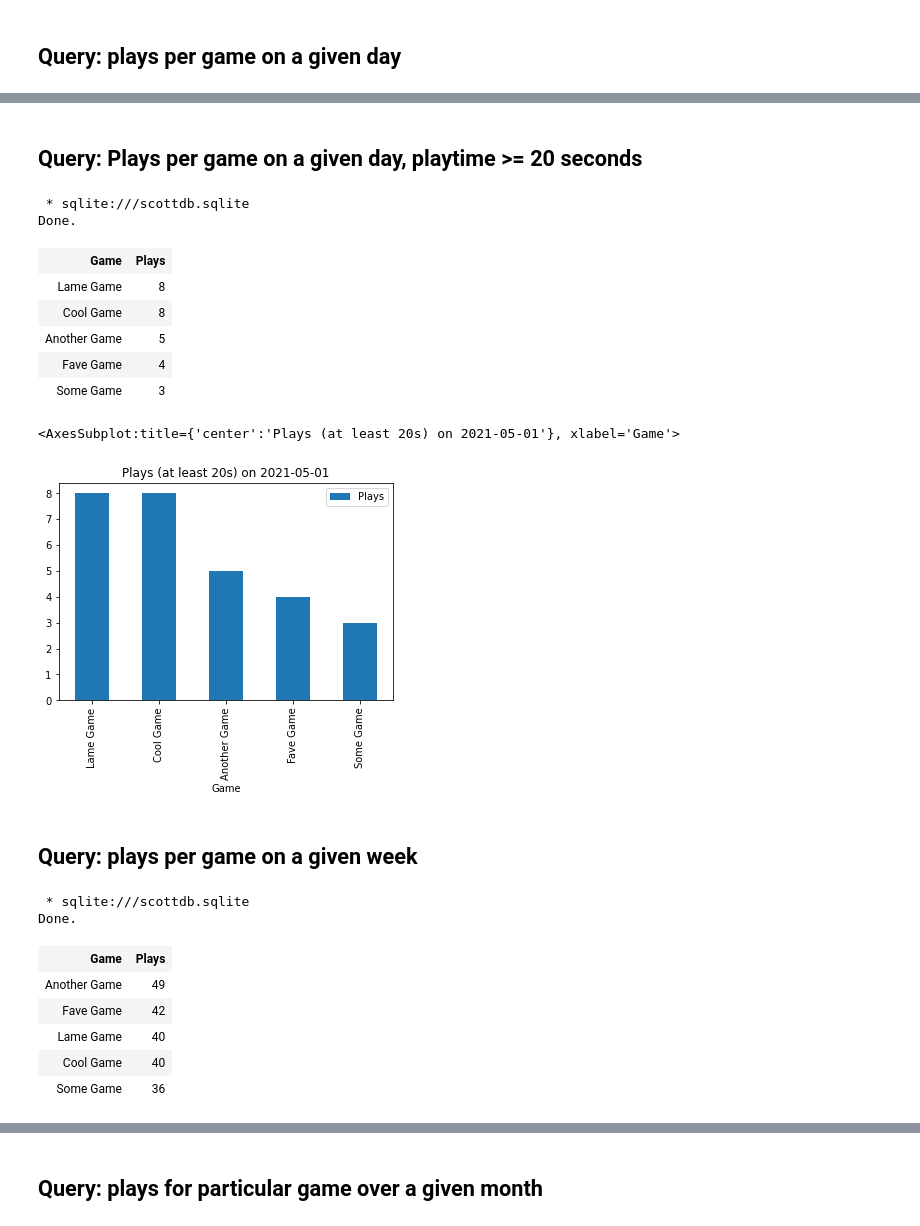
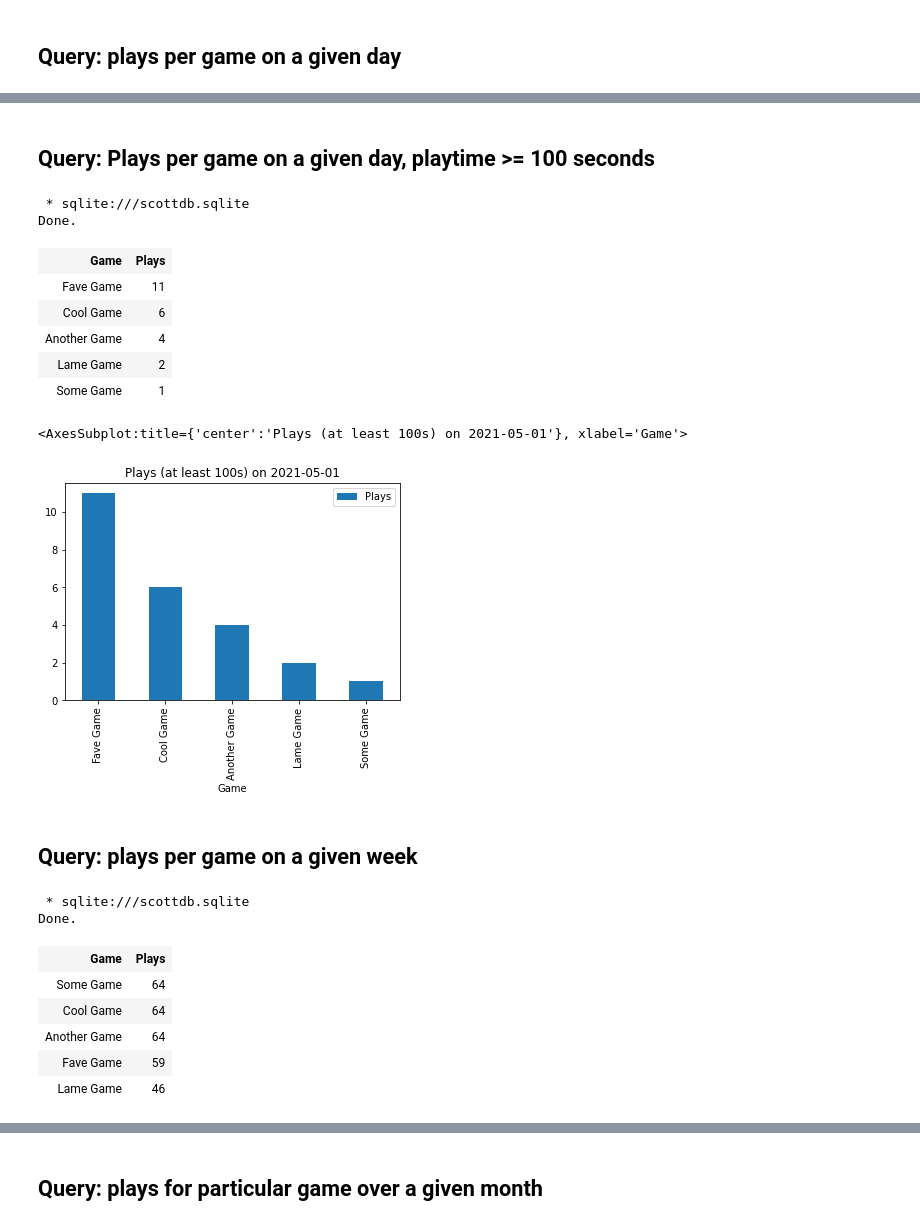
Before and after one commit to fritzm/scottdb, a Jupyter notebook: scottdb.ipynb, the cells around one changed output, grey strips where cells are left out. Drawn from its saved outputs; the diff is of its cells as text; code cells hidden in the pictures.

```diff
--- a/scottdb.ipynb
+++ b/scottdb.ipynb
@@ -136,31 +136,31 @@ _.DataFrame().plot.bar(x='Game', y='Plays', title="Plays on 2021-05-01")
 # %% [markdown]
-## Query: Plays per game on a given day, playtime >= 20 seconds
+## Query: Plays per game on a given day, playtime >= 100 seconds
 # %%
 %%sql
-SELECT Game, COUNT(*) AS Plays
+SELECT Game, SUM(players) AS Plays
 FROM Gameplays JOIN Games ON GamePlays.GameID = Games.ID
-WHERE DATE(Timestamp) = '2021-05-01' AND playtime >= 20
+WHERE DATE(Timestamp) = '2021-05-01' AND playtime >= 100
 GROUP BY Game
 ORDER BY Plays DESC
 # %% [output]
  * sqlite:///scottdb.sqlite
 Done.
 | Game | Plays |
-| Lame Game | 8 |
-| Cool Game | 8 |
-| Another Game | 5 |
-| Fave Game | 4 |
-| Some Game | 3 |
+| Fave Game | 11 |
+| Cool Game | 6 |
+| Another Game | 4 |
+| Lame Game | 2 |
+| Some Game | 1 |
 # %%
-_.DataFrame().plot.bar(x='Game', y='Plays', title="Plays (at least 20s) on 2021-05-01")
+_.DataFrame().plot.bar(x='Game', y='Plays', title="Plays (at least 100s) on 2021-05-01")
 # %% [output]
-<AxesSubplot:title={'center':'Plays (at least 20s) on 2021-05-01'}, xlabel='Game'>
+<AxesSubplot:title={'center':'Plays (at least 100s) on 2021-05-01'}, xlabel='Game'>
-[figure, old version]
+[figure, new version]
 # %% [markdown]
 ## Query: plays per game on a given week
 # %%
 %%sql
-SELECT Game, COUNT(*) AS Plays
+SELECT Game, SUM(players) AS Plays
 FROM Gameplays JOIN Games ON GamePlays.GameID = Games.ID
 WHERE strftime('%W', Timestamp) = '17'
 GROUP BY Game
@@ -169,11 +169,11 @@ ORDER BY Plays DESC
  * sqlite:///scottdb.sqlite
 Done.
 | Game | Plays |
-| Another Game | 49 |
-| Fave Game | 42 |
-| Lame Game | 40 |
-| Cool Game | 40 |
-| Some Game | 36 |
+| Some Game | 64 |
+| Cool Game | 64 |
+| Another Game | 64 |
+| Fave Game | 59 |
+| Lame Game | 46 |
 # %%
 _.DataFrame().plot.bar(x='Game', y='Plays', title="Plays during 2021 week 17")
 # %% [output]
```
Also changed, not shown: parts of 10 cells of this notebook.
